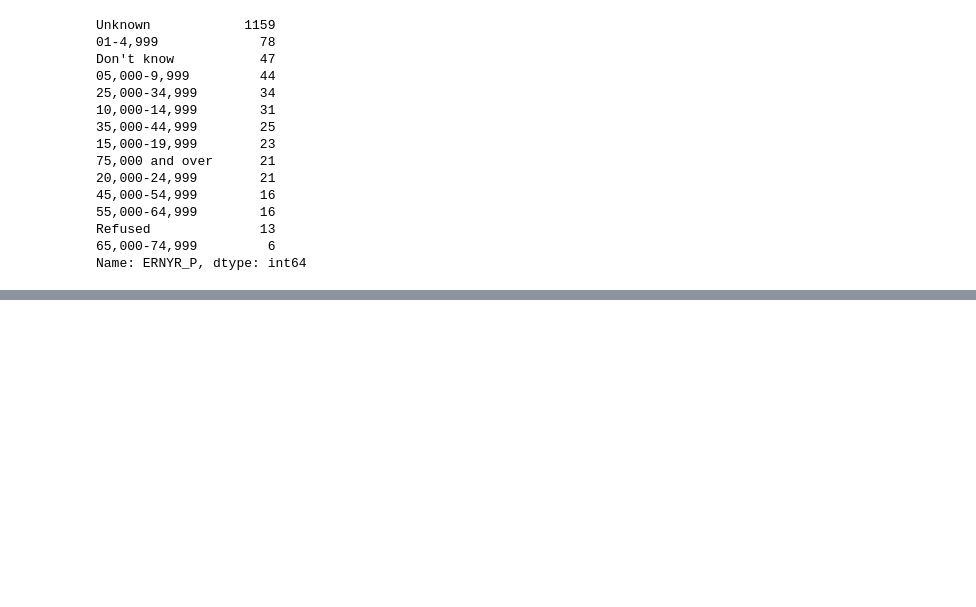
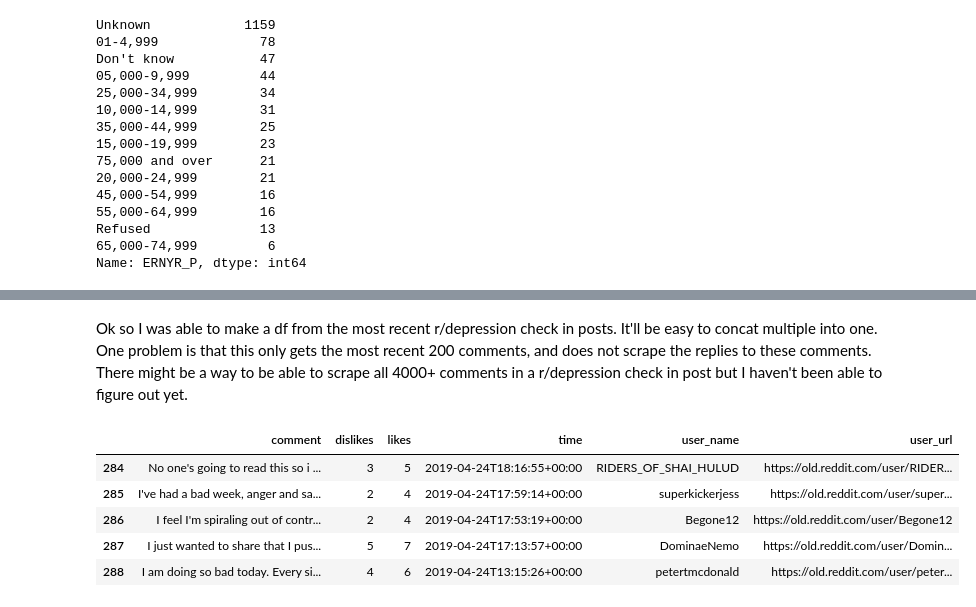
Before and after one commit to andy-alba/Analyzing-Mental-Health-in-America, a Jupyter notebook: AndyA_Analysis.ipynb, the cells around one changed output, grey strips where cells are left out. Saved outputs shown, nothing was run; the diff lists cells and outputs as text; code cells hidden in the pictures; blank space fills up the shorter version.

Commit message:
web scrape stuff

```diff
--- a/AndyA_Analysis.ipynb
+++ b/AndyA_Analysis.ipynb
@@ -417,0 +504,40 @@ Consider using IPython.display.IFrame instead
+# %%
+def df_from_url(url):
+    response = requests.get("https://old.reddit.com/r/depression/comments/anh7tv/regular_checkin_post/?limit=500",
+                        headers = {'User-agent': 'your bot 0.1'})
+    response.raise_for_status
+    html = lx.fromstring(response.text)
+    comment_block = html.xpath("//div[@class = 'sitetable nestedlisting']")[0]
+    odd_comment_block = [comment_block[i] for i in np.arange(0,len(comment_block)) if i % 2 == 0]
+    odd_comment_block = odd_comment_block[:len(odd_comment_block) - 1]
+    df = pd.DataFrame([get_comment_info(x) for x in odd_comment_block])
+
+    return df
+# %%
+depression_checkin_urls_recent = [
+    'https://old.reddit.com/r/depression/comments/anh7tv/regular_checkin_post/',
+    'https://old.reddit.com/r/depression/comments/95ezhs/regular_checkin_post/',
+    'https://old.reddit.com/r/depression/comments/6swsuk/regular_checkin_and_some_info_about_highrisk_posts/',
+    'https://old.reddit.com/r/depression/comments/6lfjbt/regular_checkin_plus_fyi_about_why_we_dont_allow/',
+    'https://old.reddit.com/r/depression/comments/6a7gb9/rdepression_lets_check_in/',
+    'https://old.reddit.com/r/depression/comments/6fx6lt/hi_rdepression_lets_check_in/',
+    'https://old.reddit.com/r/depression/comments/6ju4xs/lets_check_in_tell_us_how_youre_doing_share_an/'
+]
+
+depression_checkin_urls_top =  [url + '?sort=top' for url in depression_checkin_urls_recent]
+# %% [markdown]
+Ok so I was able to make a df from the most recent r/depression check in posts. It'll be easy to concat multiple into one. One problem is that this only gets the most recent 200 comments, and does not scrape the replies to these comments. There might be a way to be able to scrape all 4000+ comments in a r/depression check in post but I haven't been able to figure out yet.
+# %%
+df = df_from_url(depression_checkin_urls_recent[0])
+for url in depression_checkin_urls_recent[1:]:
+    temp = df_from_url(url)
+    df = pd.concat([df, temp])
+
+df.tail(5)
+# %% [output]
+|  | comment | dislikes | likes | time | user_name | user_url |
+| 284 | No one's going to read this so i ... | 3 | 5 | 2019-04-24T18:16:55+00:00 | RIDERS_OF_SHAI_HULUD | https://old.reddit.com/user/RIDER... |
+| 285 | I've had a bad week, anger and sa... | 2 | 4 | 2019-04-24T17:59:14+00:00 | superkickerjess | https://old.reddit.com/user/super... |
+| 286 | I feel I'm spiraling out of contr... | 2 | 4 | 2019-04-24T17:53:19+00:00 | Begone12 | https://old.reddit.com/user/Begone12 |
+| 287 | I just wanted to share that I pus... | 5 | 7 | 2019-04-24T17:13:57+00:00 | DominaeNemo | https://old.reddit.com/user/Domin... |
+| 288 | I am doing so bad today. Every si... | 4 | 6 | 2019-04-24T13:15:26+00:00 | petertmcdonald | https://old.reddit.com/user/peter... |
```
Also changed, not shown: parts of 9 cells of this notebook.
